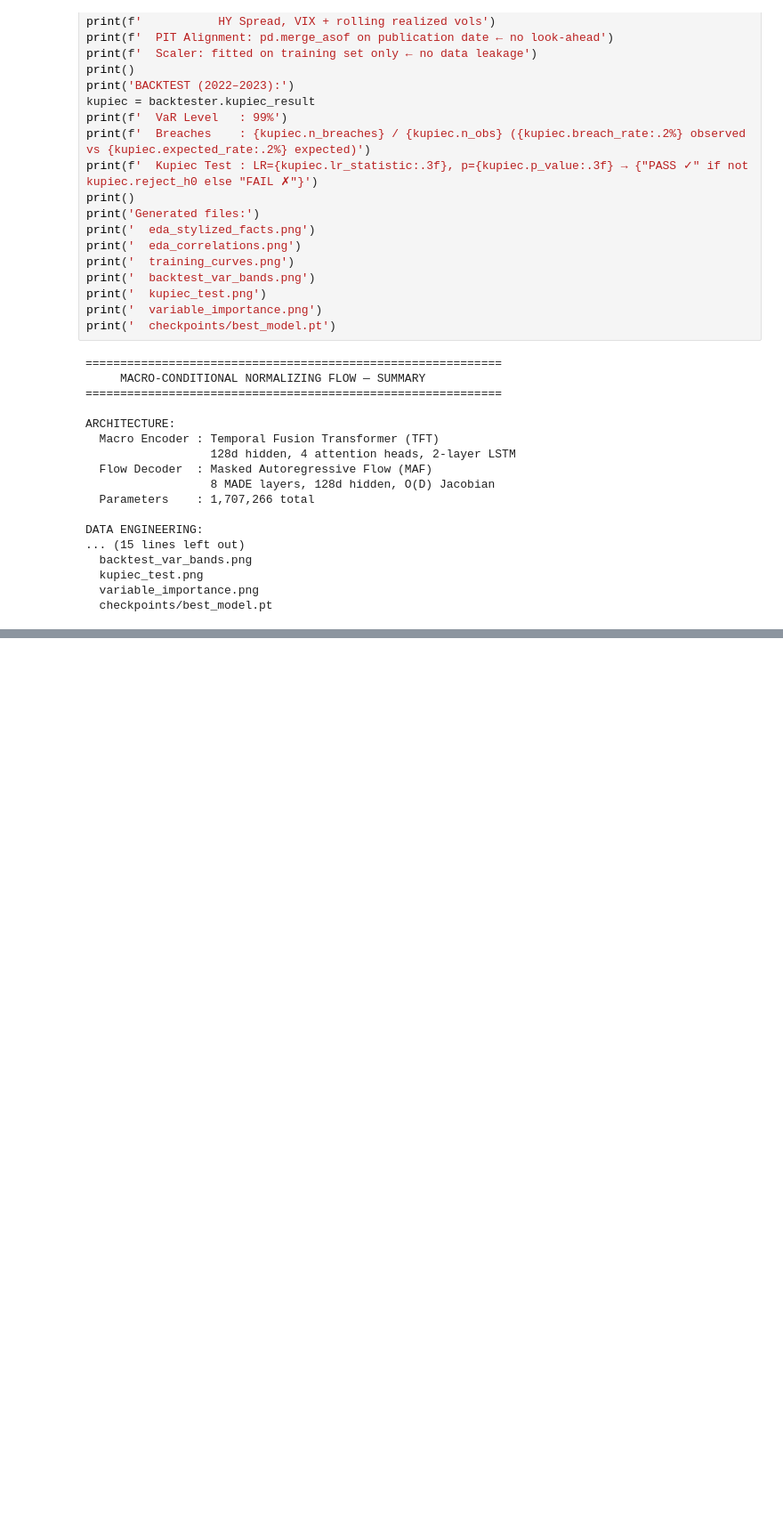
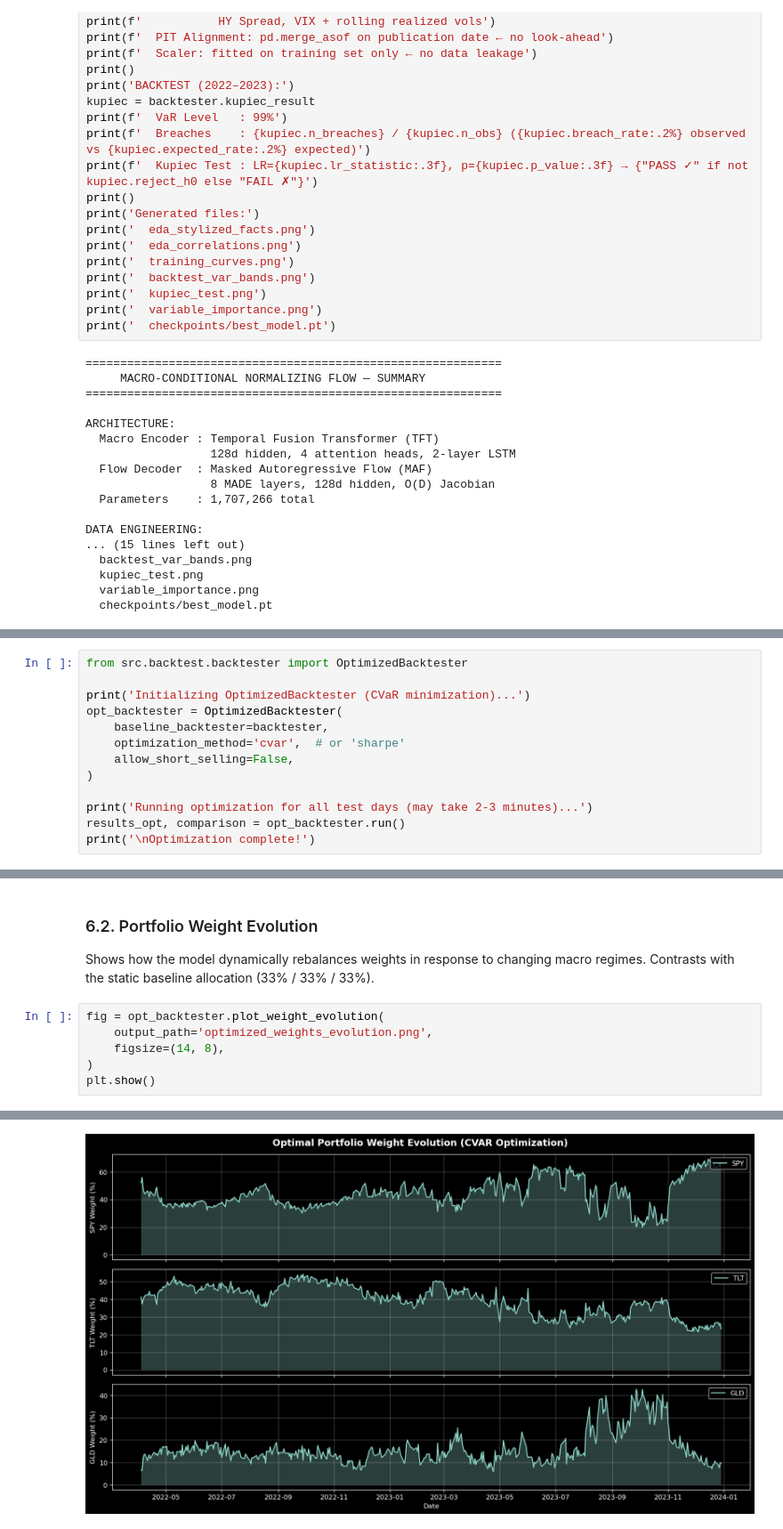
Before and after one commit to DorianDeilhes/ml_for_finance_203, a Jupyter notebook: notebooks/main.ipynb, the cells around one changed output, grey strips where cells are left out. Shown at 89% size. Drawn from its saved outputs; the diff is of its cells as text; blank space fills up the shorter version.

```diff
--- a/notebooks/main.ipynb
+++ b/notebooks/main.ipynb
@@ -600,0 +701,13 @@ DATA ENGINEERING:
+# %%
+from src.backtest.backtester import OptimizedBacktester
+
+print('Initializing OptimizedBacktester (CVaR minimization)...')
+opt_backtester = OptimizedBacktester(
+    baseline_backtester=backtester,
+    optimization_method='cvar',  # or 'sharpe'
+    allow_short_selling=False,
+)
+
+print('Running optimization for all test days (may take 2-3 minutes)...')
+results_opt, comparison = opt_backtester.run()
+print('\nOptimization complete!')
@@ -600,0 +763,11 @@ DATA ENGINEERING:
+# %% [markdown]
+### 6.2. Portfolio Weight Evolution
+
+Shows how the model dynamically rebalances weights in response to changing macro regimes. Contrasts with the static baseline allocation (33% / 33% / 33%).
+# %%
+fig = opt_backtester.plot_weight_evolution(
+    output_path='optimized_weights_evolution.png',
+    figsize=(14, 8),
+)
+plt.show()
+# %% [output]
@@ -600,0 +775 @@ DATA ENGINEERING:
+[figure, added]
```
Also changed, not shown: parts of 50 cells of this notebook, 24 other files.
